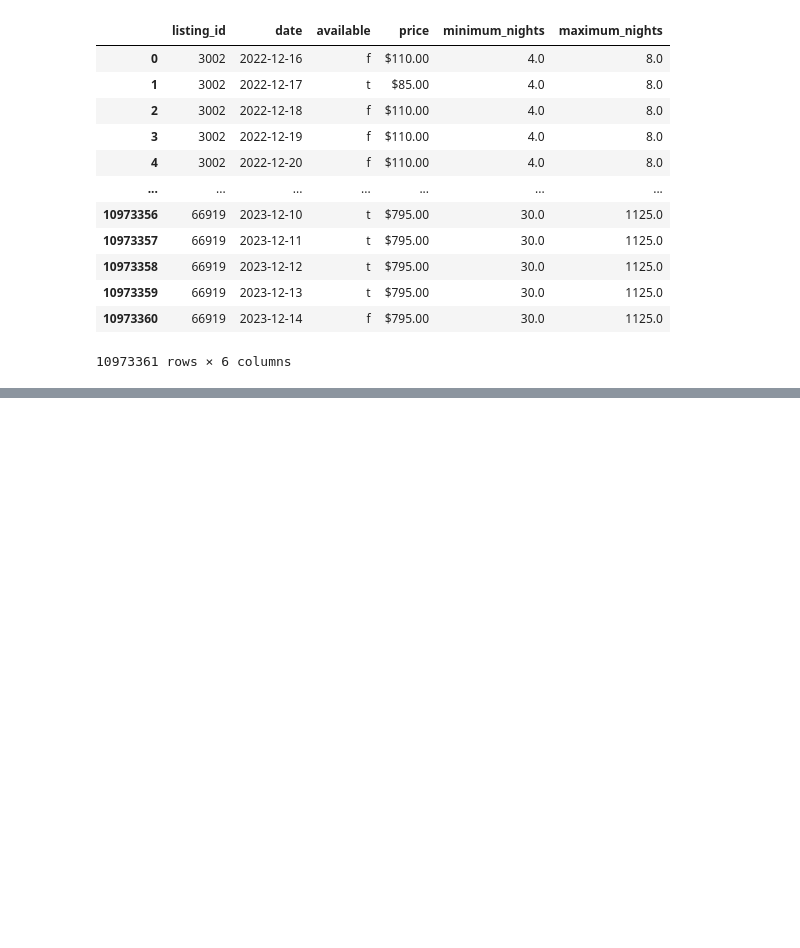
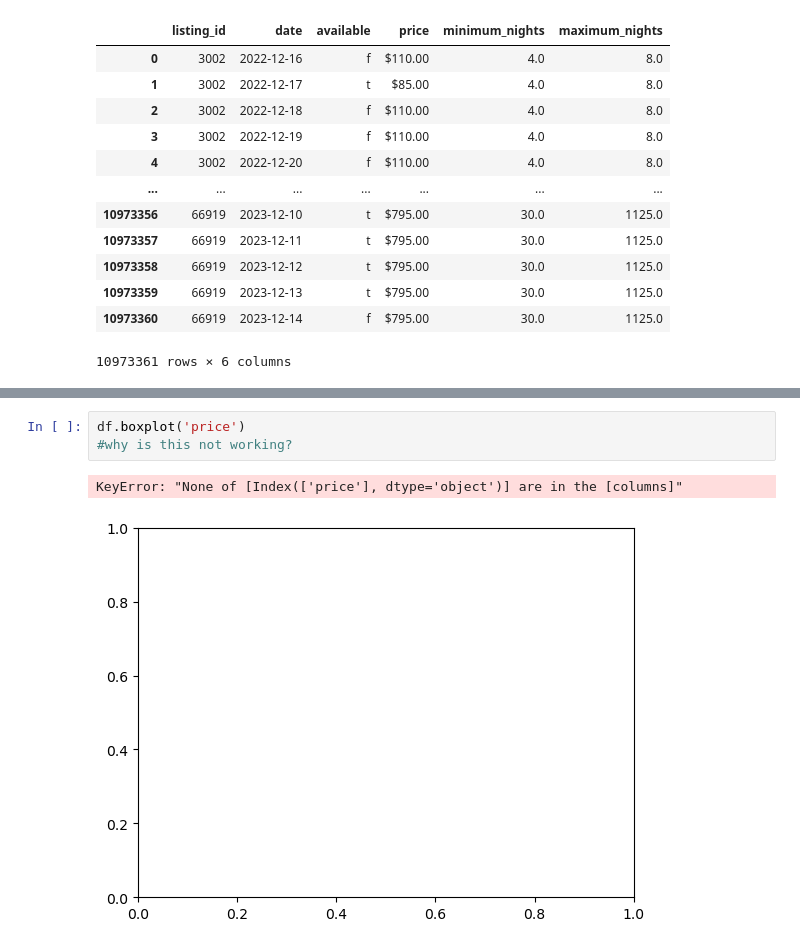
Before and after one commit to ubco-W2022T2-data301/project-group-group38, a Jupyter notebook: AC_EDA _Task_1_Milestone3.ipynb, the cells around one changed output, grey strips where cells are left out. Cells and saved outputs as stored; diff of their text form; blank space fills up the shorter version.

```diff
--- a/AC_EDA _Task_1_Milestone3.ipynb
+++ b/AC_EDA _Task_1_Milestone3.ipynb
@@ -41,0 +87,6 @@ KeyError: 'maximum_nights'
+# %%
+df.boxplot('price')
+#why is this not working?
+# %% [output]
+KeyError: "None of [Index(['price'], dtype='object')] are in the [columns]"
+[figure, added]
```
Also changed, not shown: parts of 5 cells of this notebook.
